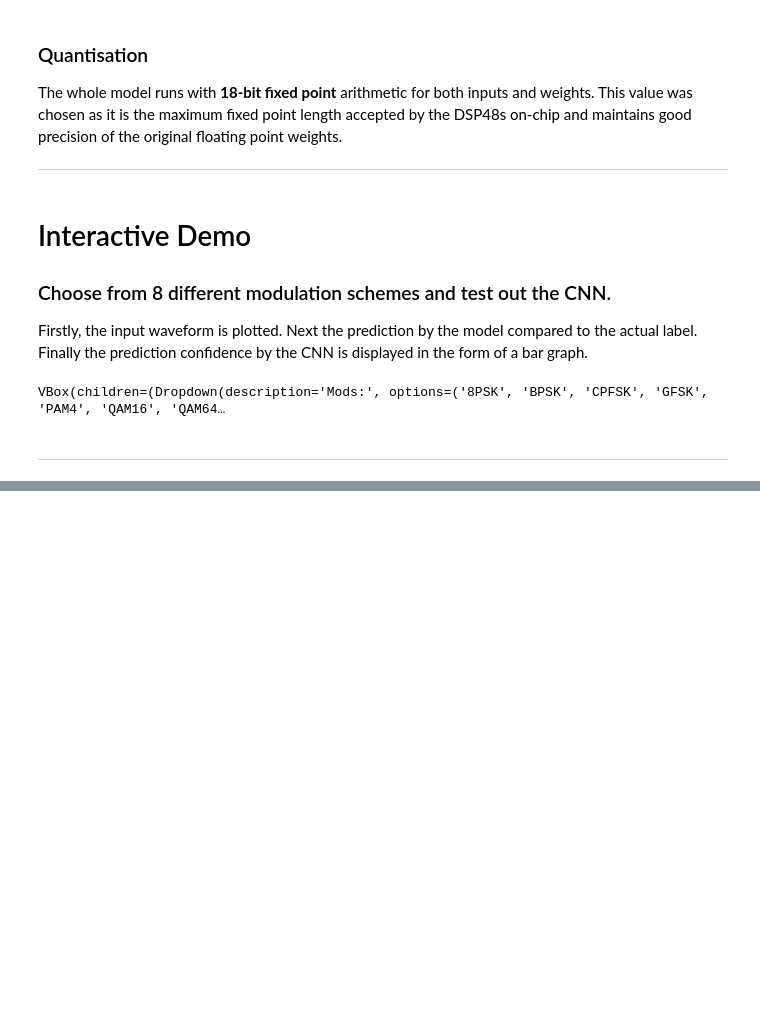
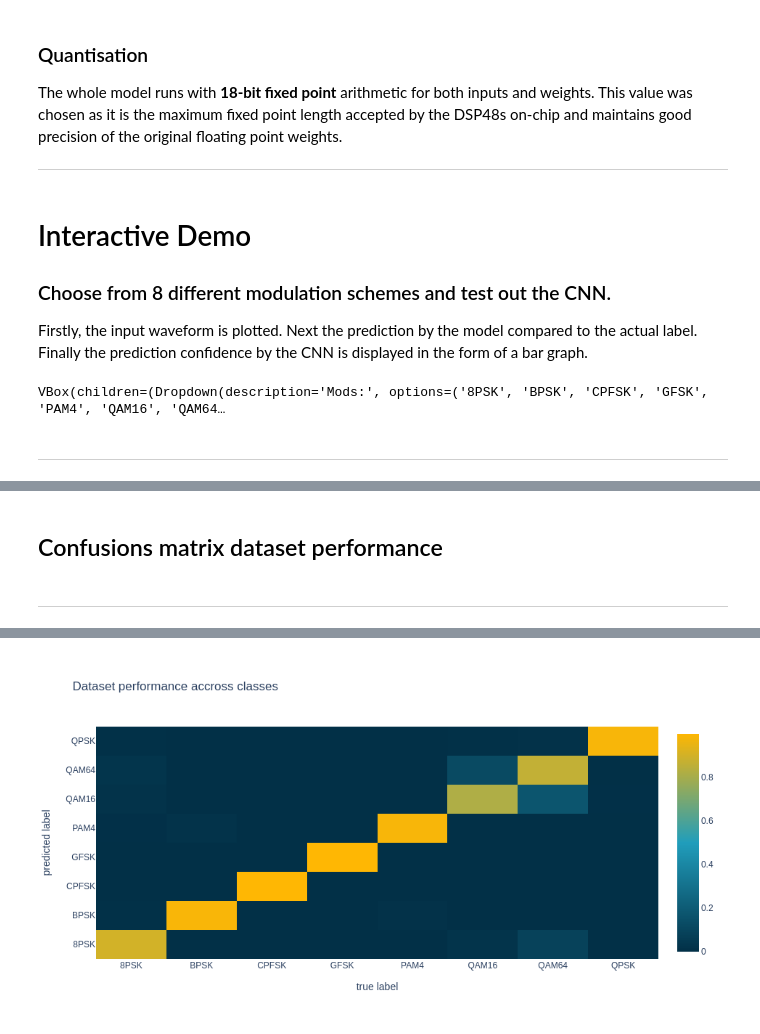
Before and after one commit to axdy/rfsoc_modulation_classification, a Jupyter notebook: notebooks/voila_modulation_classification.ipynb, the cells around one changed output, grey strips where cells are left out. Saved outputs shown, nothing was run; the diff lists cells and outputs as text; code cells hidden in the pictures; blank space fills up the shorter version.

```diff
--- a/notebooks/voila_modulation_classification.ipynb
+++ b/notebooks/voila_modulation_classification.ipynb
@@ -87,0 +98,3 @@ VBox(children=(Dropdown(description='Mods:', options=('8PSK', 'BPSK', 'CPFSK', '
+# %%
+amc_cnn = AMCCNN(dma, amc)
+accuracy = amc_cnn.run_testset(test_x, test_y)
@@ -87,0 +107,37 @@ VBox(children=(Dropdown(description='Mods:', options=('8PSK', 'BPSK', 'CPFSK', '
+# %% [markdown]
+## Confusions matrix dataset performance
+# %%
+def plot_confusion_matrix(cm, title='Confusion matrix', cmap=plt.cm.Blues, labels=[]):
+    plt.imshow(cm, interpolation='nearest', cmap=cmap)
+    plt.title(title)
+    plt.colorbar()
+    tick_marks = np.arange(len(labels))
+    plt.xticks(tick_marks, labels, rotation=45)
+    plt.yticks(tick_marks, labels)
+    plt.tight_layout()
+    plt.ylabel('True label')
+    plt.xlabel('Predicted label')
+# %%
+def plot_confusion_matrix(cm, title='Confusion matrix across AMC dataset',labels=[]):
+    fig = go.Figure()
+    fig.add_trace(go.Heatmap(z=cm, x=labels, y=labels, colorscale=['#023047', '#219ebc', '#ffb703']))
+    fig.update_layout(width=500, height=500, title='Dataset performance accross classes', xaxis_title='true label', yaxis_title='predicted label')
+    fig.show()
+# %%
+y_pred = []
+for i in range(test_x.shape[0]):
+    y_pred.append(amc_cnn.predict(test_x[i,:]))
+# %% [markdown]
+----
+# %%
+classes = X['classes']
+conf = np.zeros([len(classes),len(classes)])
+confnorm = np.zeros([len(classes),len(classes)])
+for i in range(0,test_x.shape[0]):
+    j = list(test_y[i,:]).index(1)
+    k = int(y_pred[i])
+    conf[j,k] = conf[j,k] + 1
+for i in range(0,len(classes)):
+    confnorm[i,:] = conf[i,:] / np.sum(conf[i,:])
+plot_confusion_matrix(confnorm, labels=classes)
+# %% [output]
@@ -87,0 +145 @@ VBox(children=(Dropdown(description='Mods:', options=('8PSK', 'BPSK', 'CPFSK', '
+[figure, added]
```
Also changed, not shown: parts of 14 cells of this notebook, 3 other files.
